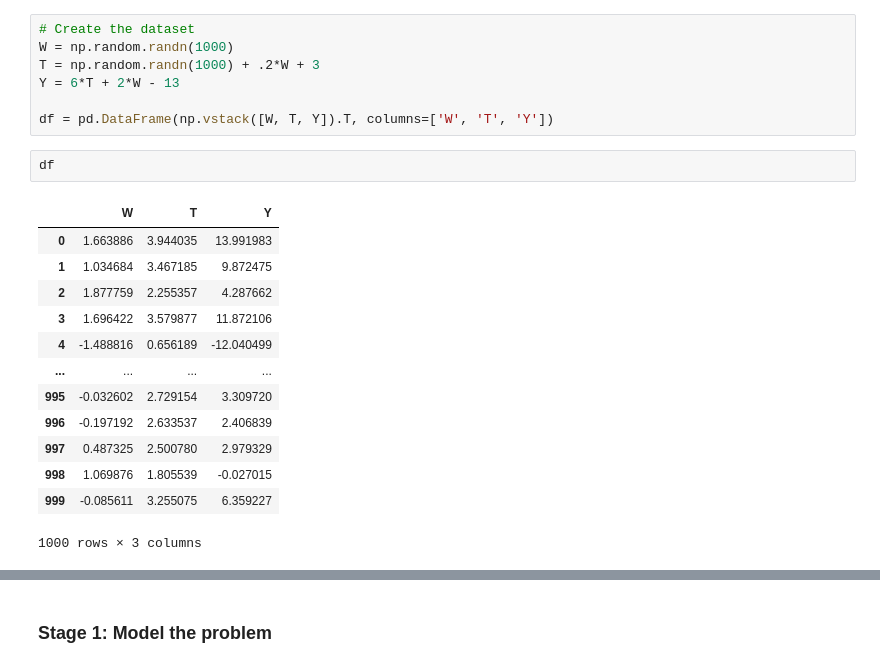
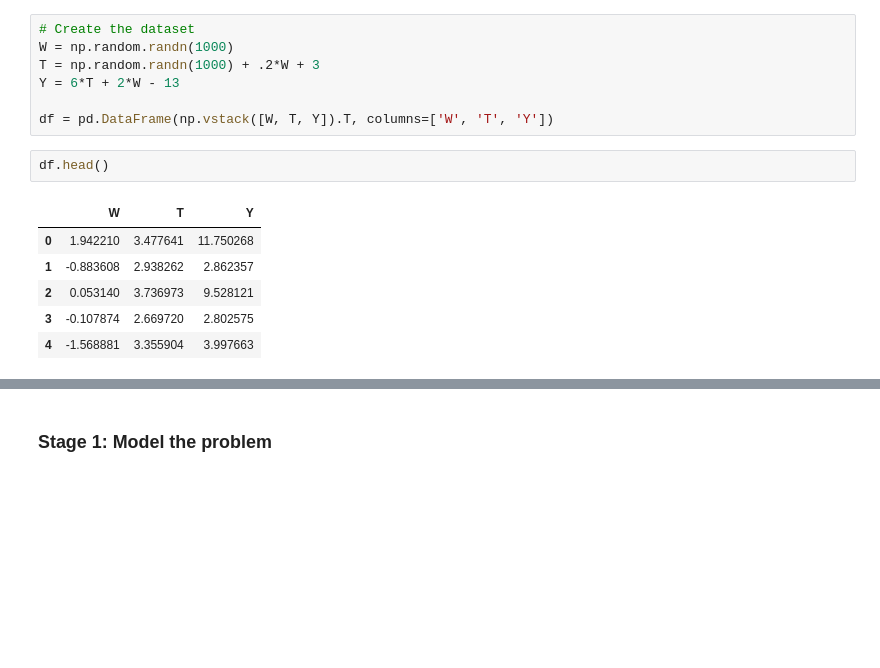
Before and after one commit to AlxndrMlk/causality, a Jupyter notebook: 02 - DoWhy + EconML - Process example.ipynb, the cells around one changed output, grey strips where cells are left out. Saved outputs shown, nothing was run; the diff lists cells and outputs as text; blank space fills up the shorter version.

```diff
--- a/02 - DoWhy + EconML - Process example.ipynb
+++ b/02 - DoWhy + EconML - Process example.ipynb
@@ -32,21 +33,14 @@ Y = 6*T + 2*W - 13
 
 df = pd.DataFrame(np.vstack([W, T, Y]).T, columns=['W', 'T', 'Y'])
 # %%
-df
+df.head()
 # %% [output]
 |  | W | T | Y |
-| 0 | 1.663886 | 3.944035 | 13.991983 |
-| 1 | 1.034684 | 3.467185 | 9.872475 |
-| 2 | 1.877759 | 2.255357 | 4.287662 |
-| 3 | 1.696422 | 3.579877 | 11.872106 |
-| 4 | -1.488816 | 0.656189 | -12.040499 |
-| ... | ... | ... | ... |
-| 995 | -0.032602 | 2.729154 | 3.309720 |
-| 996 | -0.197192 | 2.633537 | 2.406839 |
-| 997 | 0.487325 | 2.500780 | 2.979329 |
-| 998 | 1.069876 | 1.805539 | -0.027015 |
-| 999 | -0.085611 | 3.255075 | 6.359227 |
+| 0 | 1.942210 | 3.477641 | 11.750268 |
+| 1 | -0.883608 | 2.938262 | 2.862357 |
+| 2 | 0.053140 | 3.736973 | 9.528121 |
+| 3 | -0.107874 | 2.669720 | 2.802575 |
+| 4 | -1.568881 | 3.355904 | 3.997663 |
-1000 rows × 3 columns
 # %%
 plt.figure(figsize=(3, 3))
 plt.scatter(df['T'], df['Y'], alpha=.2)
```
Also changed, not shown: parts of 7 cells of this notebook.
